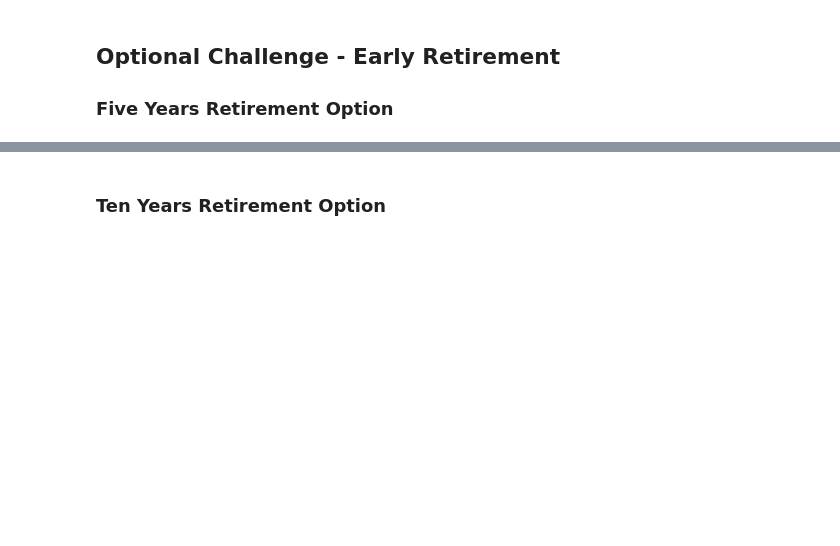
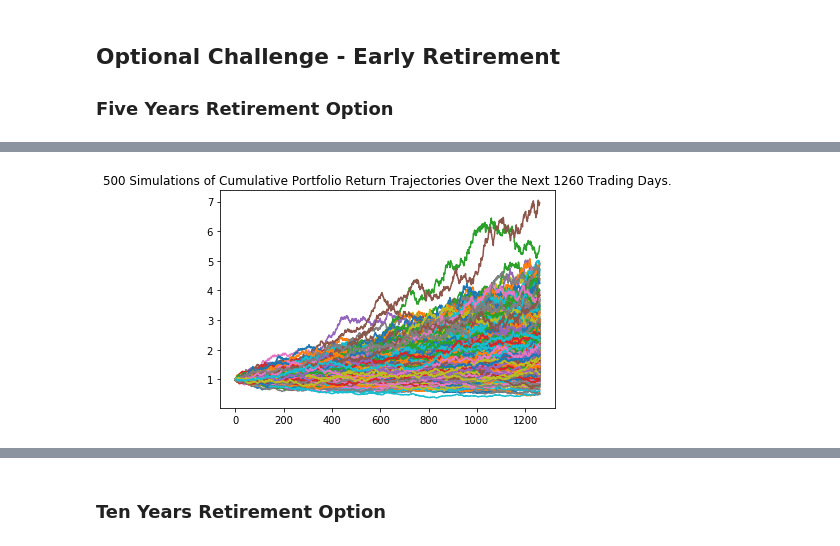
Before and after one commit to AnnSweetNanners/api-homework, a Jupyter notebook: 05-APIs/Instructions/Starter_Code/financial-planner.ipynb, the cells around one changed output, grey strips where cells are left out. Saved outputs shown, nothing was run; the diff lists cells and outputs as text; code cells hidden in the pictures; blank space fills up the shorter version.

```diff
--- a/05-APIs/Instructions/Starter_Code/financial-planner.ipynb
+++ b/05-APIs/Instructions/Starter_Code/financial-planner.ipynb
@@ -350,3 +350,15 @@ There is a 95% chance that an initial investment of $30000.0 in the portfolio ov
 
 
 ### Five Years Retirement Option
+# %%
+# Configuring a Monte Carlo simulation to forecast 5 years cumulative returns
+# YOUR CODE HERE!
+
+mc_dist_5=MCSimulation(
+    portfolio_data=df_stock_data,
+    weights=[.5,.95],
+    num_simulation=500,
+    num_trading_days=252*5
+)
+
+mc_dist_5.portfolio_data.head()
@@ -359,6 +408,9 @@ There is a 95% chance that an initial investment of $30000.0 in the portfolio ov
 # %%
 # Plot simulation outcomes
 # YOUR CODE HERE!
+mc_dist_5_lines=mc_dist_5.plot_simulation()
+# %% [output]
+[figure, added]
 # %%
 # Plot probability distribution and confidence intervals
 # YOUR CODE HERE!
```
Also changed, not shown: parts of 25 cells of this notebook.
